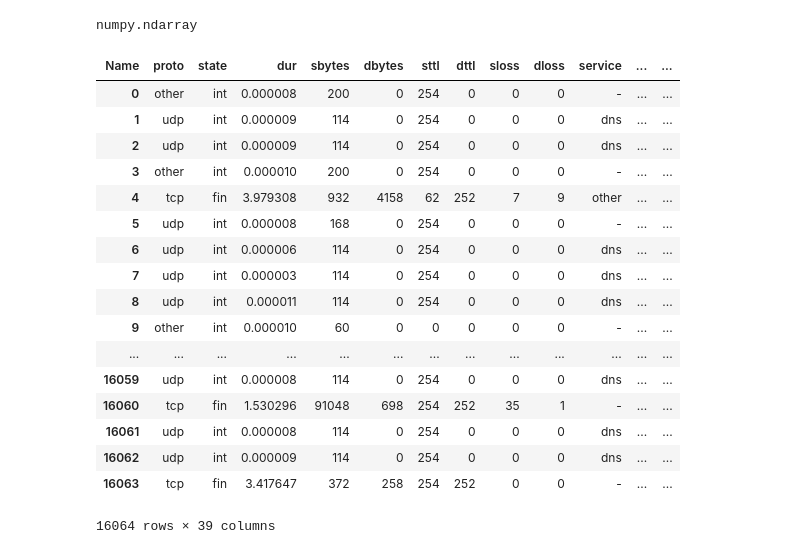
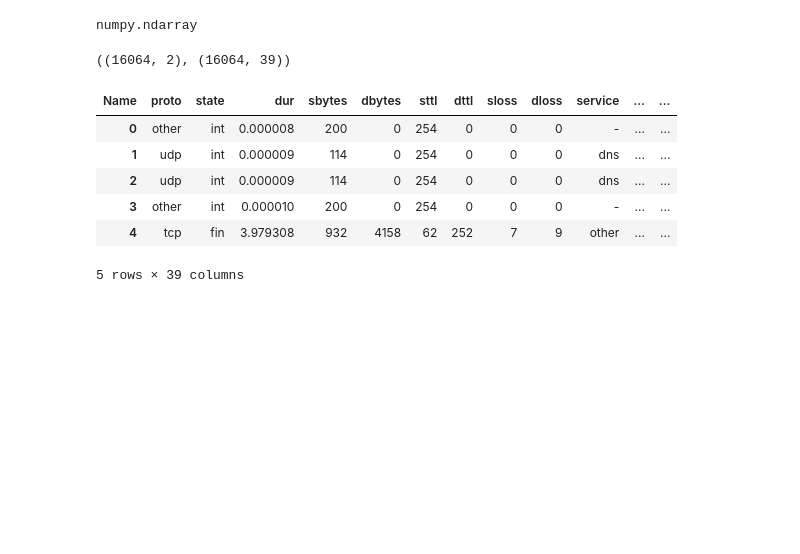
Before and after one commit to adamsxs/metis_project_05_anomaly_detection, a Jupyter notebook: 05_visualization.ipynb, the cells around one changed output. Cells and saved outputs as stored; diff of their text form; code cells hidden in the pictures; blank space fills up the shorter version.

```diff
--- a/05_visualization.ipynb
+++ b/05_visualization.ipynb
@@ -167,21 +165,20 @@ new_idx = target[target!='normal'].reset_index(drop=True).index
-# %%
-data[target!='normal'].reset_index(drop=True)
-# %% [output]
-| Name | proto | state | dur | sbytes | dbytes | sttl | dttl | sloss | dloss | service | ... | ... |
-| 0 | other | int | 0.000008 | 200 | 0 | 254 | 0 | 0 | 0 | - | ... | ... |
-| 1 | udp | int | 0.000009 | 114 | 0 | 254 | 0 | 0 | 0 | dns | ... | ... |
-| 2 | udp | int | 0.000009 | 114 | 0 | 254 | 0 | 0 | 0 | dns | ... | ... |
-| 3 | other | int | 0.000010 | 200 | 0 | 254 | 0 | 0 | 0 | - | ... | ... |
-| 4 | tcp | fin | 3.979308 | 932 | 4158 | 62 | 252 | 7 | 9 | other | ... | ... |
-| 5 | udp | int | 0.000008 | 168 | 0 | 254 | 0 | 0 | 0 | - | ... | ... |
-| 6 | udp | int | 0.000006 | 114 | 0 | 254 | 0 | 0 | 0 | dns | ... | ... |
-| 7 | udp | int | 0.000003 | 114 | 0 | 254 | 0 | 0 | 0 | dns | ... | ... |
-| 8 | udp | int | 0.000011 | 114 | 0 | 254 | 0 | 0 | 0 | dns | ... | ... |
-| 9 | other | int | 0.000010 | 60 | 0 | 0 | 0 | 0 | 0 | - | ... | ... |
-| ... | ... | ... | ... | ... | ... | ... | ... | ... | ... | ... | ... | ... |
-| 16059 | udp | int | 0.000008 | 114 | 0 | 254 | 0 | 0 | 0 | dns | ... | ... |
-| 16060 | tcp | fin | 1.530296 | 91048 | 698 | 254 | 252 | 35 | 1 | - | ... | ... |
-| 16061 | udp | int | 0.000008 | 114 | 0 | 254 | 0 | 0 | 0 | dns | ... | ... |
-| 16062 | udp | int | 0.000009 | 114 | 0 | 254 | 0 | 0 | 0 | dns | ... | ... |
-| 16063 | tcp | fin | 3.417647 | 372 | 258 | 254 | 252 | 0 | 0 | - | ... | ... |
-16064 rows × 39 columns
+# %%
+# Getting a dataframe with the same indices as 'atk_tsne' array.
+# Using this, I can then select for column values and get indices that match
+atk_df = data[target!='normal'].reset_index(drop=True)
+tgt_df = target[target!='normal'].reset_index(drop=True)
+
+# Confirm that shapes are the same
+np.shape(atk_tsne), np.shape(atk_df)
+# %% [output]
+((16064, 2), (16064, 39))
+# %%
+atk_df.head()
+# %% [output]
+| Name | proto | state | dur | sbytes | dbytes | sttl | dttl | sloss | dloss | service | ... | ... |
+| 0 | other | int | 0.000008 | 200 | 0 | 254 | 0 | 0 | 0 | - | ... | ... |
+| 1 | udp | int | 0.000009 | 114 | 0 | 254 | 0 | 0 | 0 | dns | ... | ... |
+| 2 | udp | int | 0.000009 | 114 | 0 | 254 | 0 | 0 | 0 | dns | ... | ... |
+| 3 | other | int | 0.000010 | 200 | 0 | 254 | 0 | 0 | 0 | - | ... | ... |
+| 4 | tcp | fin | 3.979308 | 932 | 4158 | 62 | 252 | 7 | 9 | other | ... | ... |
+5 rows × 39 columns
```
Also changed, not shown: parts of 7 cells of this notebook, 6 other files.
